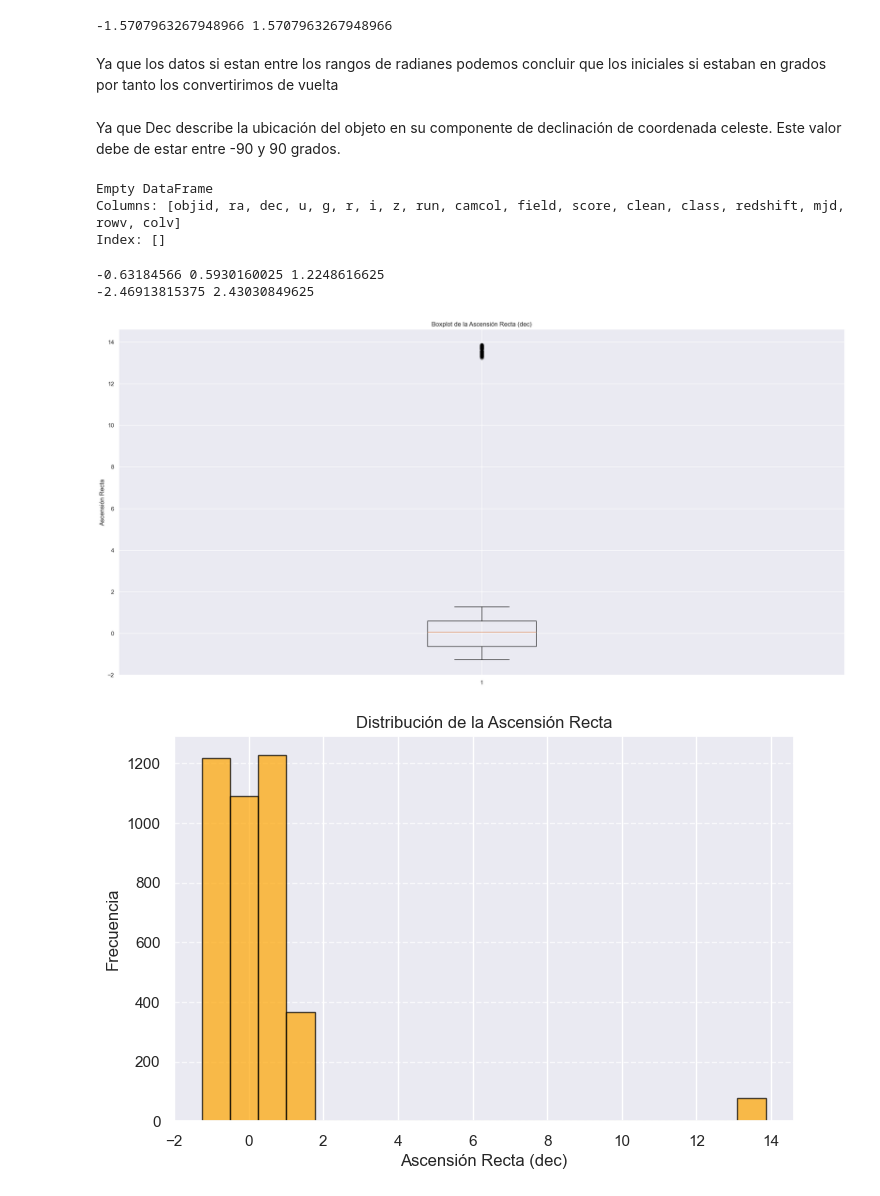
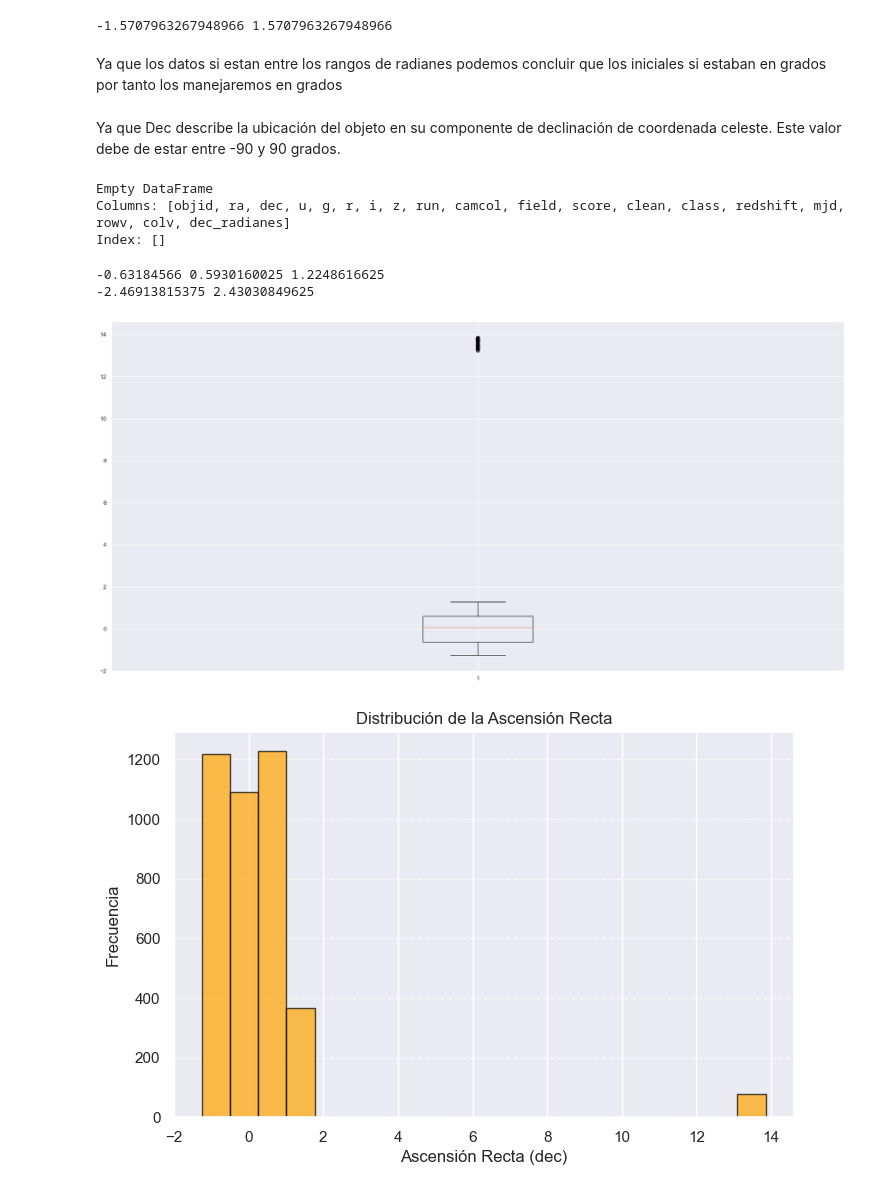
Before and after one commit to Marcosespa/Laboratorio-1-BI, a Jupyter notebook: laboratorios-master/202510/Laboratorio 1 - Regresión/lab1.ipynb, the cells around one changed output. Drawn from its saved outputs; the diff is of its cells as text; code cells hidden in the pictures.

```diff
--- a/laboratorios-master/202510/Laboratorio 1 - Regresión/lab1.ipynb
+++ b/laboratorios-master/202510/Laboratorio 1 - Regresión/lab1.ipynb
@@ -354,4 +354,4 @@ Name: dec, dtype: float64
 # %% [markdown]
 Ya que los datos son muy pequeños entramos en dudas de la metrica de dec si esta en grados o radianes por tanto hizimos la conversion a radianes para revisar sus limites
 # %%
-# data.loc[:, "dec"] = np.radians(data["dec"])  # Convierte grados a radianes
+data.loc[:, "dec_radianes"] = np.radians(data["dec"])  # Convierte grados a radianes
@@ -364,4 +380,4 @@ print(lower_bound,upper_bound)
 # %% [output]
 -1.5707963267948966 1.5707963267948966
 # %% [markdown]
-Ya que los datos si estan entre los rangos de radianes podemos concluir que los iniciales si estaban en grados por tanto los convertirimos de vuelta
+Ya que los datos si estan entre los rangos de radianes podemos concluir que los iniciales si estaban en grados por tanto los manejaremos en grados
@@ -374,29 +388,27 @@ outlayer = data[(data["dec"] < -90) | (data["dec"] > 90)]
 print(outlayer)
 # %% [output]
 Empty DataFrame
-Columns: [objid, ra, dec, u, g, r, i, z, run, camcol, field, score, clean, class, redshift, mjd, rowv, colv]
+Columns: [objid, ra, dec, u, g, r, i, z, run, camcol, field, score, clean, class, redshift, mjd, rowv, colv, dec_radianes]
 Index: []
 # %%
 Q1 = data['dec'].quantile(0.25)
 Q3 = data['dec'].quantile(0.75)
 IQR = Q3 - Q1
 
 lower_bound = Q1 - 1.5 * IQR
 upper_bound = Q3 + 1.5 * IQR
 print(Q1,Q3,IQR)
 print(lower_bound,upper_bound)
 
 outliers = data[(data['dec'] < lower_bound) | (data['dec'] > upper_bound)]
 # print(outliers['dec'])
 outliers
 plt.boxplot(data['dec'])
-plt.title("Boxplot de la Ascensión Recta (dec)")
-plt.ylabel("Ascensión Recta")
 plt.show()
 # %% [output]
 -0.63184566 0.5930160025 1.2248616625
 -2.46913815375 2.43030849625
-[figure, old version]
+[figure, new version]
 # %%
 plt.figure(figsize=(8, 5))
 plt.hist(data["dec"], bins=20, edgecolor="black", alpha=0.7, color="orange")
```
Also changed, not shown: parts of 76 cells of this notebook, 1 other file.
